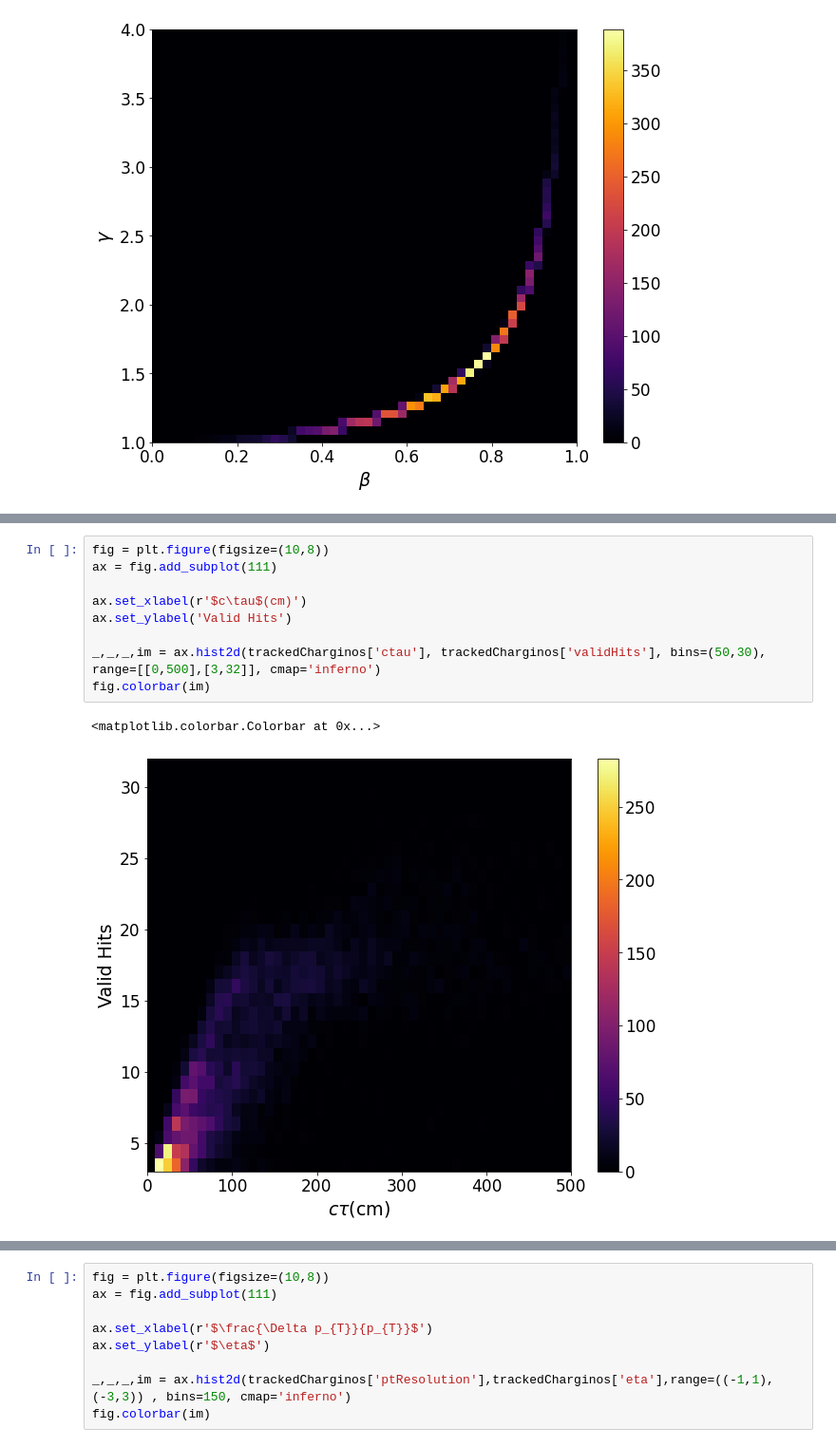
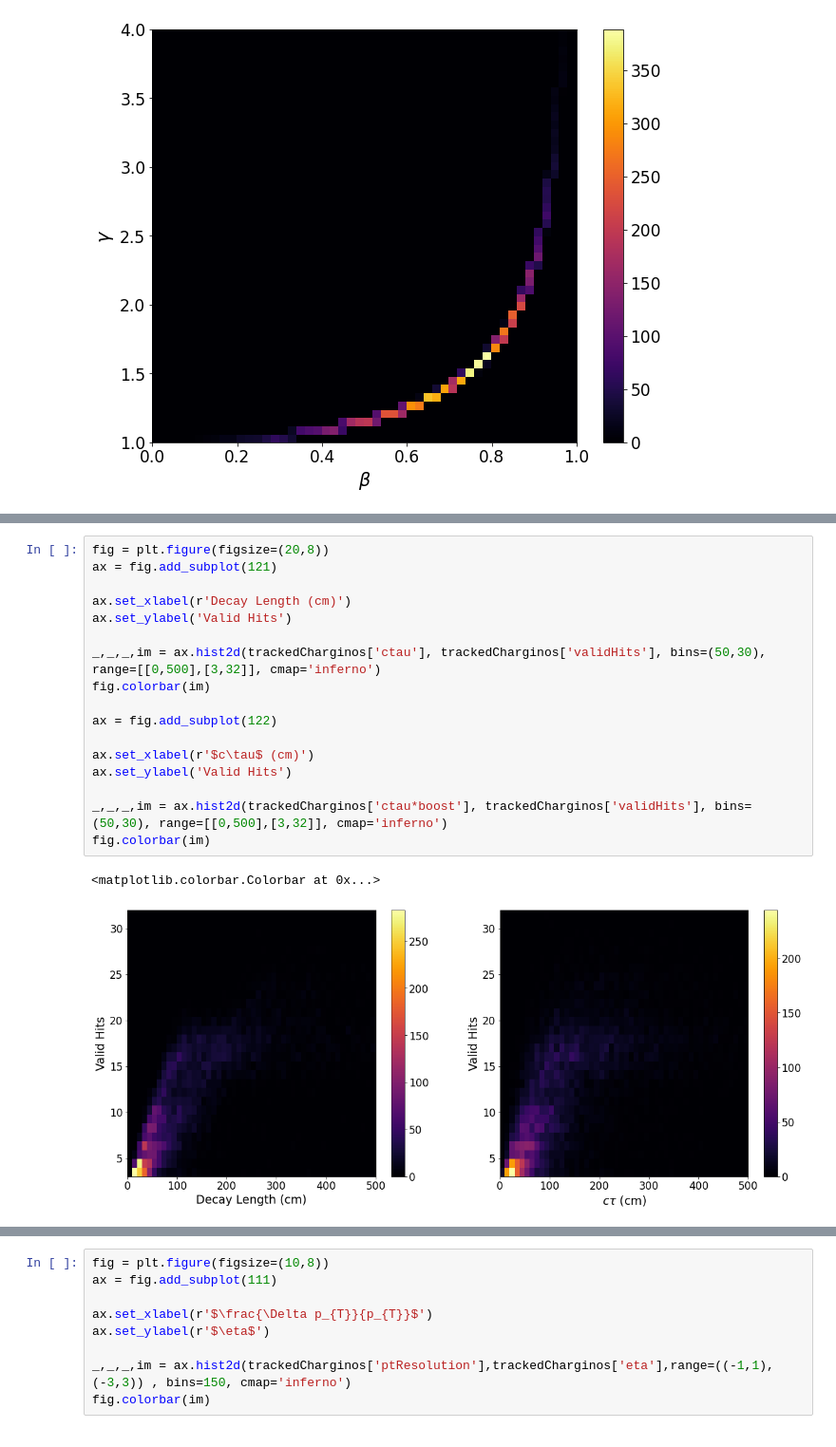
Before and after one commit to joaoboger/charginosAnalysis, a Jupyter notebook: charginosAnalysis.ipynb, the cells around one changed output, grey strips where cells are left out. Shown at 95% size. Cells and saved outputs as stored; diff of their text form.

Commit message:
Plots

```diff
--- a/charginosAnalysis.ipynb
+++ b/charginosAnalysis.ipynb
@@ -100,15 +94,23 @@ fig.colorbar(im)
 # %%
-fig = plt.figure(figsize=(10,8))
-ax = fig.add_subplot(111)
+fig = plt.figure(figsize=(20,8))
+ax = fig.add_subplot(121)
 
-ax.set_xlabel(r'$c\tau$(cm)')
+ax.set_xlabel(r'Decay Length (cm)')
 ax.set_ylabel('Valid Hits')
 
 _,_,_,im = ax.hist2d(trackedCharginos['ctau'], trackedCharginos['validHits'], bins=(50,30), range=[[0,500],[3,32]], cmap='inferno')
 fig.colorbar(im)
+
+ax = fig.add_subplot(122)
+
+ax.set_xlabel(r'$c\tau$ (cm)')
+ax.set_ylabel('Valid Hits')
+
+_,_,_,im = ax.hist2d(trackedCharginos['ctau*boost'], trackedCharginos['validHits'], bins=(50,30), range=[[0,500],[3,32]], cmap='inferno')
+fig.colorbar(im)
 # %% [output]
 <matplotlib.colorbar.Colorbar at 0x...>
-[figure, old version]
+[figure, new version]
 # %%
 def createLabel10s(cTau):
     return (10 * np.ceil(cTau / 10))
```
Also changed, not shown: parts of 11 cells of this notebook, 13 other files.
